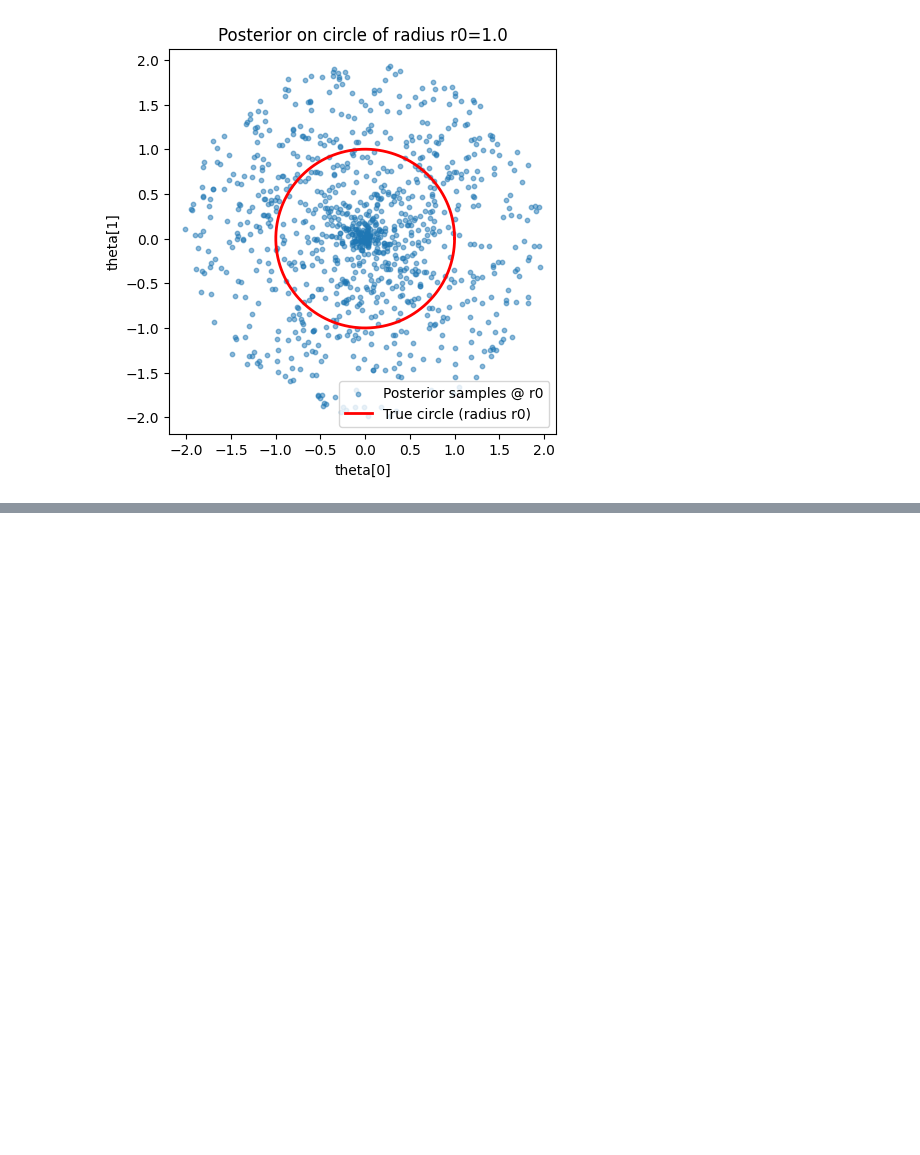
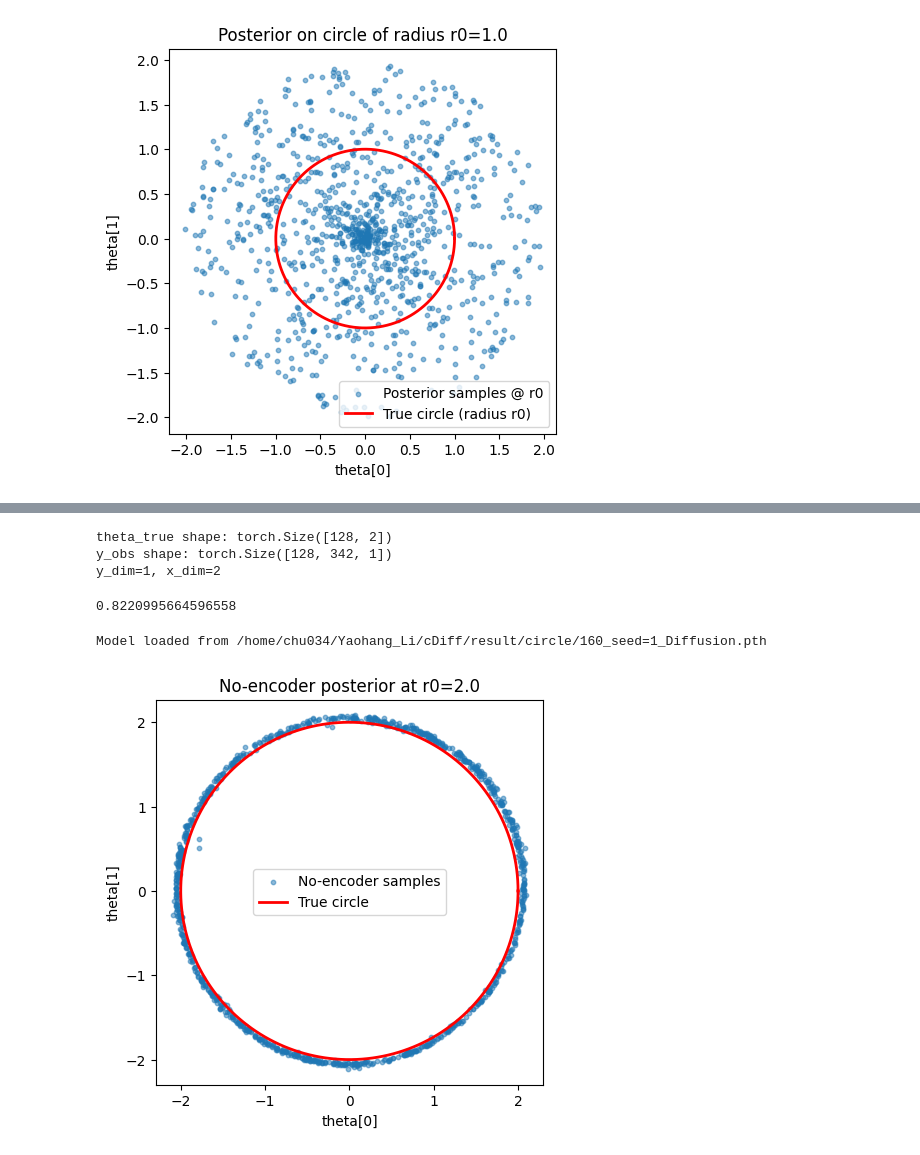
Before and after one commit to Chunyu-Hugh/cDiff, a Jupyter notebook: circle_inference_test.ipynb, the cells around one changed output, grey strips where cells are left out. Cells and saved outputs as stored; diff of their text form; code cells hidden in the pictures; blank space fills up the shorter version.

Commit message:
test the model without encoder

```diff
--- a/circle_inference_test.ipynb
+++ b/circle_inference_test.ipynb
@@ -225,0 +266,72 @@ tensor([[[1.0000],
+# %%
+# Build a small dataloader and fetch one batch
+# 原来是 0.0
+noise_sigma = 0.0
+set_circle_noise_sigma(noise_sigma)
+
+# 之后再创建 dataloader
+dl, ds = return_circle_dl(n_batches=n_batches, batch_size=batch_size, n_sample=n_sample, return_ds=True)
+
+theta_true, y_obs = next(iter(dl))  # theta_true: [B, 2], y_obs: [B, set_size, 1]
+print("theta_true shape:", theta_true.shape)
+print("y_obs shape:", y_obs.shape)
+
+y_dim = y_obs.shape[-1]
+x_dim = theta_true.shape[1]
+print(f"y_dim={y_dim}, x_dim={x_dim}")
+# %% [output]
+theta_true shape: torch.Size([128, 2])
+y_obs shape: torch.Size([128, 342, 1])
+y_dim=1, x_dim=2
+# %%
+theta_true.std().item()
+# %% [output]
+0.8220995664596558
+# %%
+# No-encoder test: collapse y to scalar radius and instantiate a no-encoder model
+
+# Prepare scalar radius per item: mean over set dimension -> shape [B, 1]
+y_scalar = y_obs.mean(dim=1)  # [B, 1]
+
+# Build model without encoder (cannot load encoder-trained weights)
+model_noenc = DiffusionPosteriorSampler(
+    y_dim=1,
+    x_dim=x_dim,
+    n_summaries=1,
+    num_hidden_layer=4,
+    device=DEVICE,
+    use_encoder=False,
+    data_type="iid",
+    sigma_data=theta_true.std().item(),
+).to(DEVICE).eval()
+model_noenc = load_torch_model(model_noenc, load_path, epochs, seed, model_type)
+_ = model_noenc.to(DEVICE).eval()
+# %% [output]
+Model loaded from /home/chu034/Yaohang_Li/cDiff/result/circle/160_seed=1_Diffusion.pth
+# %%
+# No-encoder: sample at specific radius r0 and overlay true circle
+
+import numpy as np
+
+r0_noenc = 2.0
+num_samples = 1000
+
+with torch.no_grad():
+    cond_noenc = torch.full((num_samples, 1), r0_noenc, device=DEVICE)
+    samples_noenc = model_noenc.sample(cond_noenc, num_steps=500).detach().cpu().numpy()
+
+ang = np.linspace(0, 2*np.pi, 400)
+true_x = r0_noenc * np.cos(ang)
+true_y = r0_noenc * np.sin(ang)
+
+plt.figure(figsize=(5,5))
+plt.scatter(samples_noenc[:,0], samples_noenc[:,1], s=10, alpha=0.5, label='No-encoder samples')
+plt.plot(true_x, true_y, 'r-', lw=2, label='True circle')
+plt.axis('equal')
+plt.xlabel('theta[0]')
+plt.ylabel('theta[1]')
+plt.title(f'No-encoder posterior at r0={r0_noenc}')
+plt.legend()
+plt.show()
+# %% [output]
+[figure, added]
```
Also changed, not shown: parts of 7 cells of this notebook.
